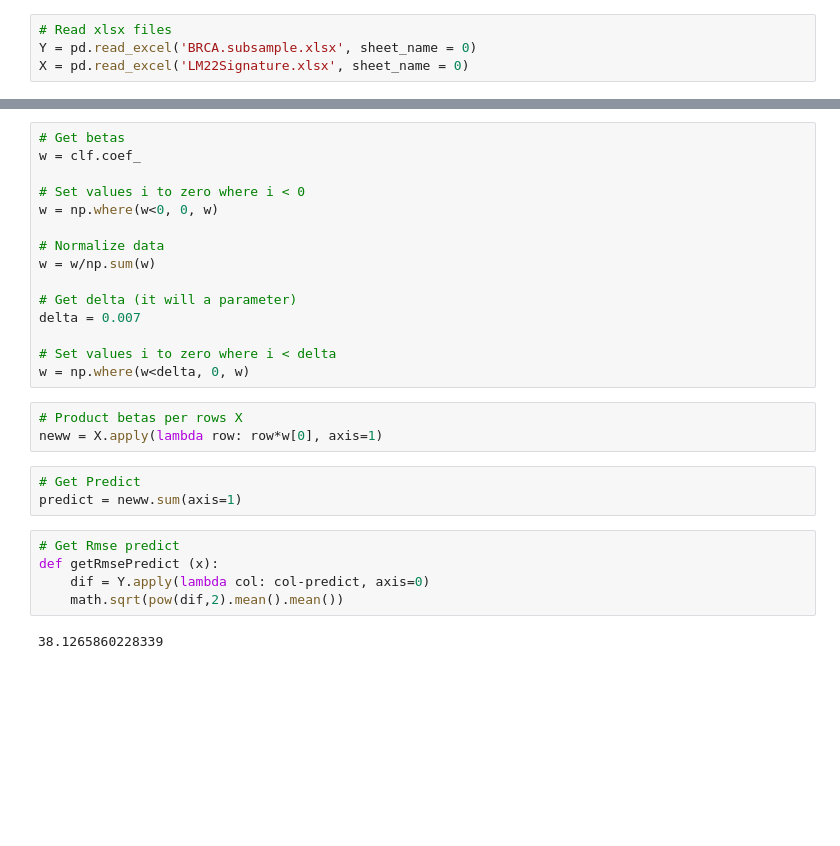
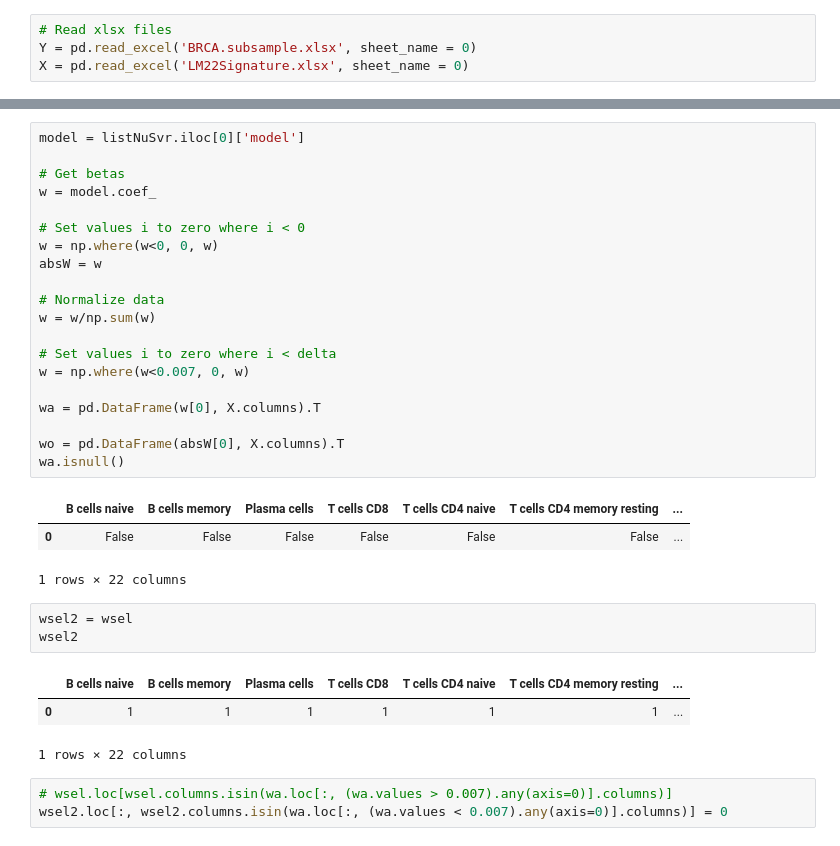
Before and after one commit to MsMatias/MixturePy, a Jupyter notebook: Test.ipynb, the cells around one changed output, grey strips where cells are left out. Saved outputs shown, nothing was run; the diff lists cells and outputs as text; blank space fills up the shorter version.

```diff
--- a/Test.ipynb
+++ b/Test.ipynb
@@ -68,28 +102,34 @@ NuSVR(C=1.0, cache_size=200, coef0=0.0, degree=3, gamma='auto_deprecated',
 # %%
+model = listNuSvr.iloc[0]['model']
+
 # Get betas
-w = clf.coef_
+w = model.coef_
 
 # Set values i to zero where i < 0
 w = np.where(w<0, 0, w)
+absW = w
 
 # Normalize data
 w = w/np.sum(w)
 
-# Get delta (it will a parameter)
-delta = 0.007
+# Set values i to zero where i < delta
+w = np.where(w<0.007, 0, w)
 
-# Set values i to zero where i < delta
-w = np.where(w<delta, 0, w)
+wa = pd.DataFrame(w[0], X.columns).T
+
+wo = pd.DataFrame(absW[0], X.columns).T
+wa.isnull()
+# %% [output]
+|  | B cells naive | B cells memory | Plasma cells | T cells CD8 | T cells CD4 naive | T cells CD4 memory resting | ... |
+| 0 | False | False | False | False | False | False | ... |
+1 rows × 22 columns
-# %%
-# Product betas per rows X
-neww = X.apply(lambda row: row*w[0], axis=1)
-# %%
-# Get Predict
-predict = neww.sum(axis=1)
-# %%
-# Get Rmse predict
-def getRmsePredict (x):
-    dif = Y.apply(lambda col: col-predict, axis=0)
-    math.sqrt(pow(dif,2).mean().mean())
-# %% [output]
-38.1265860228339
+# %%
+wsel2 = wsel
+wsel2
+# %% [output]
+|  | B cells naive | B cells memory | Plasma cells | T cells CD8 | T cells CD4 naive | T cells CD4 memory resting | ... |
+| 0 | 1 | 1 | 1 | 1 | 1 | 1 | ... |
+1 rows × 22 columns
+# %%
+# wsel.loc[wsel.columns.isin(wa.loc[:, (wa.values > 0.007).any(axis=0)].columns)]
+wsel2.loc[:, wsel2.columns.isin(wa.loc[:, (wa.values < 0.007).any(axis=0)].columns)] = 0
```
Also changed, not shown: parts of 10 cells of this notebook, 5 other files.
